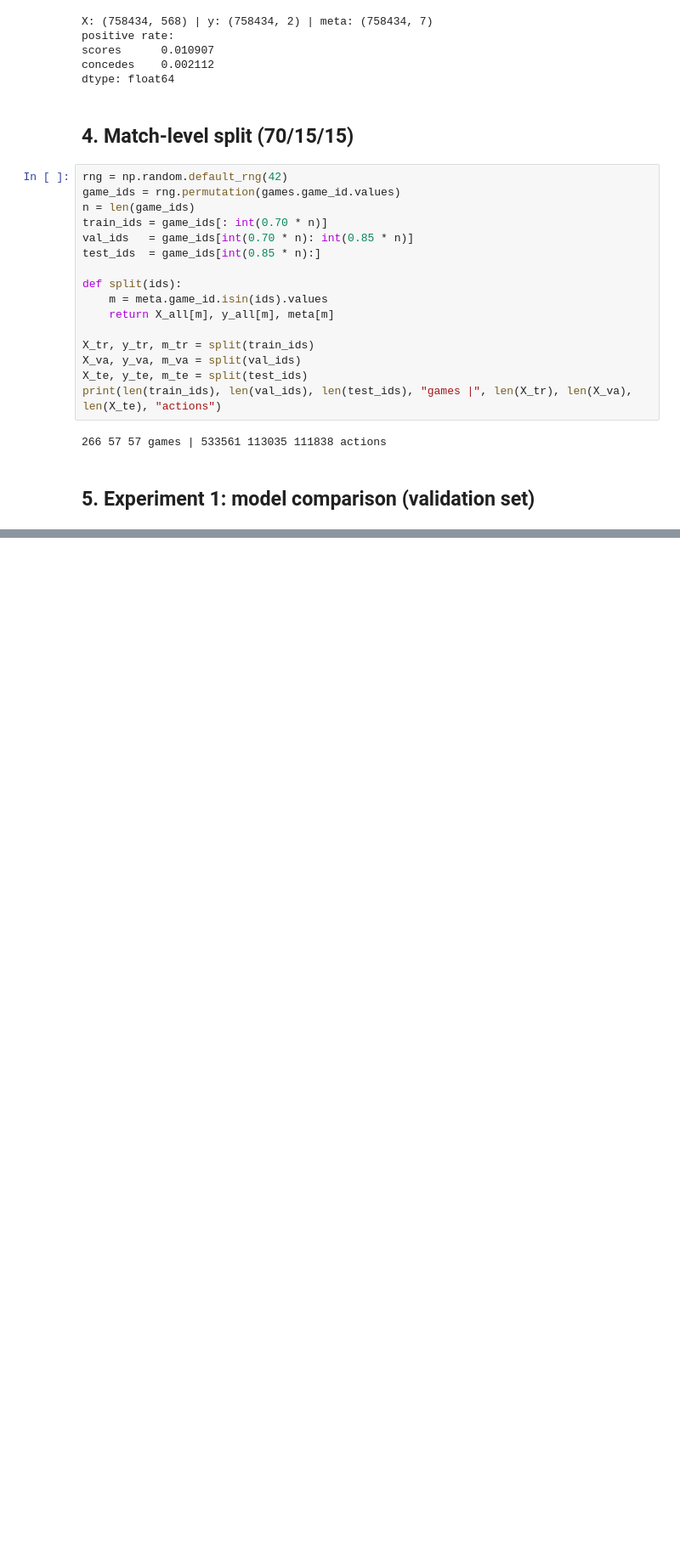
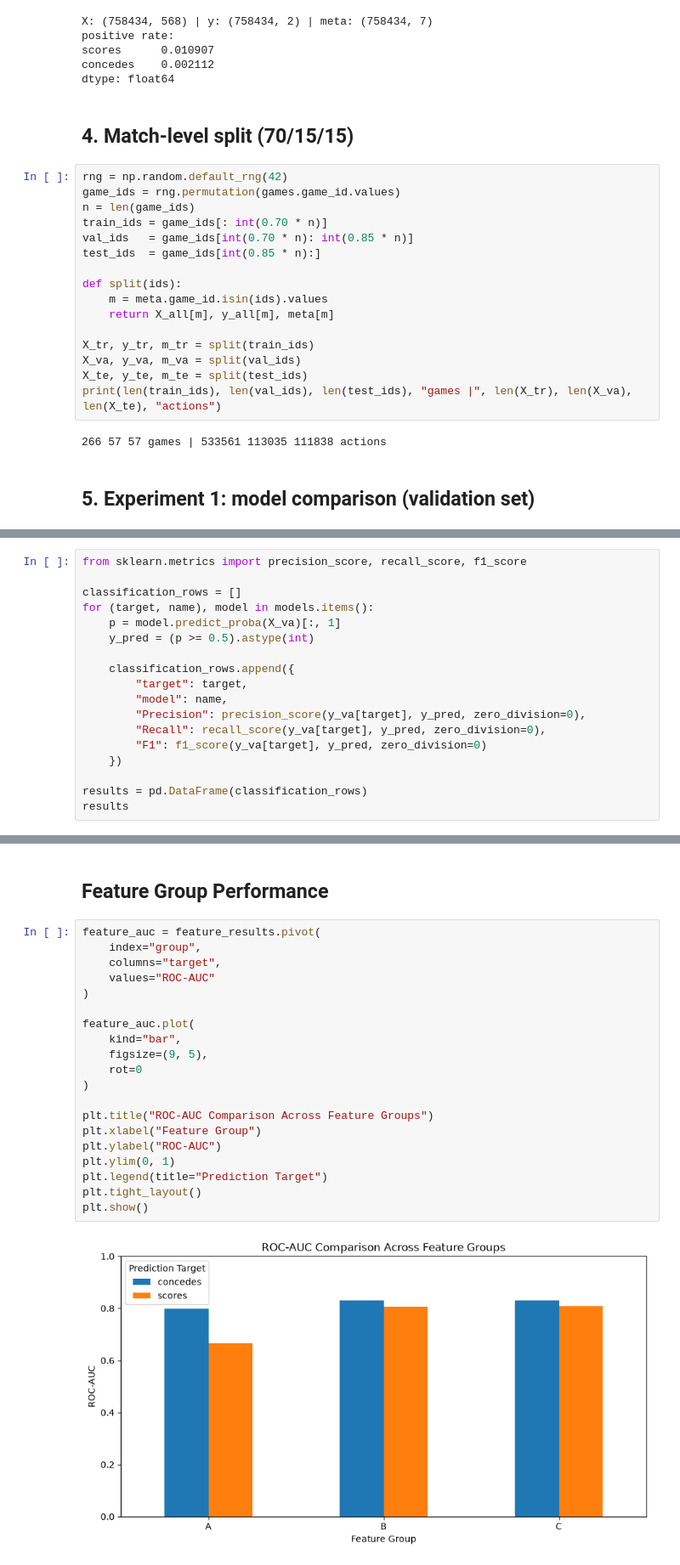
Before and after one commit to koushikvasa-code/soccer-action-valuation, a Jupyter notebook: soccer_action_valuation.ipynb, the cells around one changed output, grey strips where cells are left out. Shown at 85% size. Drawn from its saved outputs; the diff is of its cells as text; blank space fills up the shorter version.

Commit message:
Add model evaluation metrics and Experiment 2 feature analysis

```diff
--- a/soccer_action_valuation.ipynb
+++ b/soccer_action_valuation.ipynb
@@ -249,0 +252,18 @@ val_results
+# %%
+from sklearn.metrics import precision_score, recall_score, f1_score
+
+classification_rows = []
+for (target, name), model in models.items():
+    p = model.predict_proba(X_va)[:, 1]
+    y_pred = (p >= 0.5).astype(int)
+
+    classification_rows.append({
+        "target": target,
+        "model": name,
+        "Precision": precision_score(y_va[target], y_pred, zero_division=0),
+        "Recall": recall_score(y_va[target], y_pred, zero_division=0),
+        "F1": f1_score(y_va[target], y_pred, zero_division=0)
+    })
+
+results = pd.DataFrame(classification_rows)
+results
@@ -249,0 +354,24 @@ val_results
+# %% [markdown]
+## Feature Group Performance
+# %%
+feature_auc = feature_results.pivot(
+    index="group",
+    columns="target",
+    values="ROC-AUC"
+)
+
+feature_auc.plot(
+    kind="bar",
+    figsize=(9, 5),
+    rot=0
+)
+
+plt.title("ROC-AUC Comparison Across Feature Groups")
+plt.xlabel("Feature Group")
+plt.ylabel("ROC-AUC")
+plt.ylim(0, 1)
+plt.legend(title="Prediction Target")
+plt.tight_layout()
+plt.show()
+# %% [output]
+[figure, added]
```
Also changed, not shown: parts of 12 cells of this notebook.
